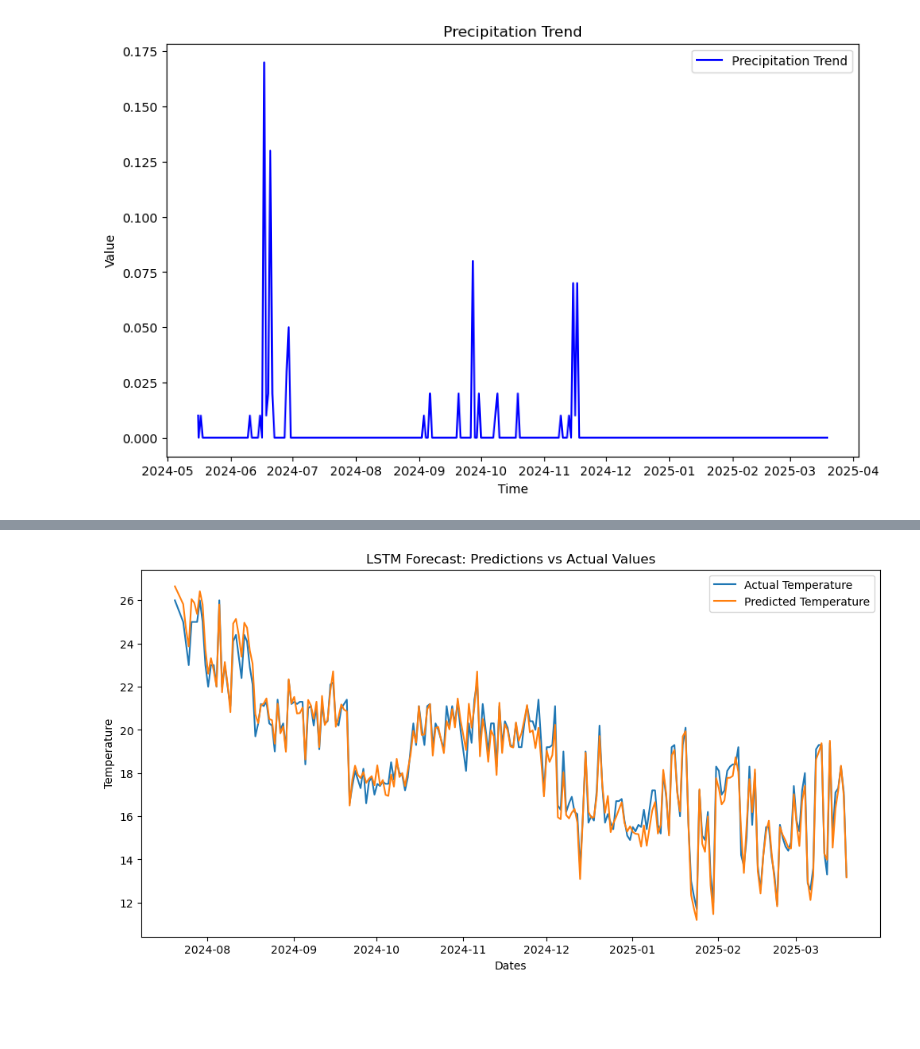
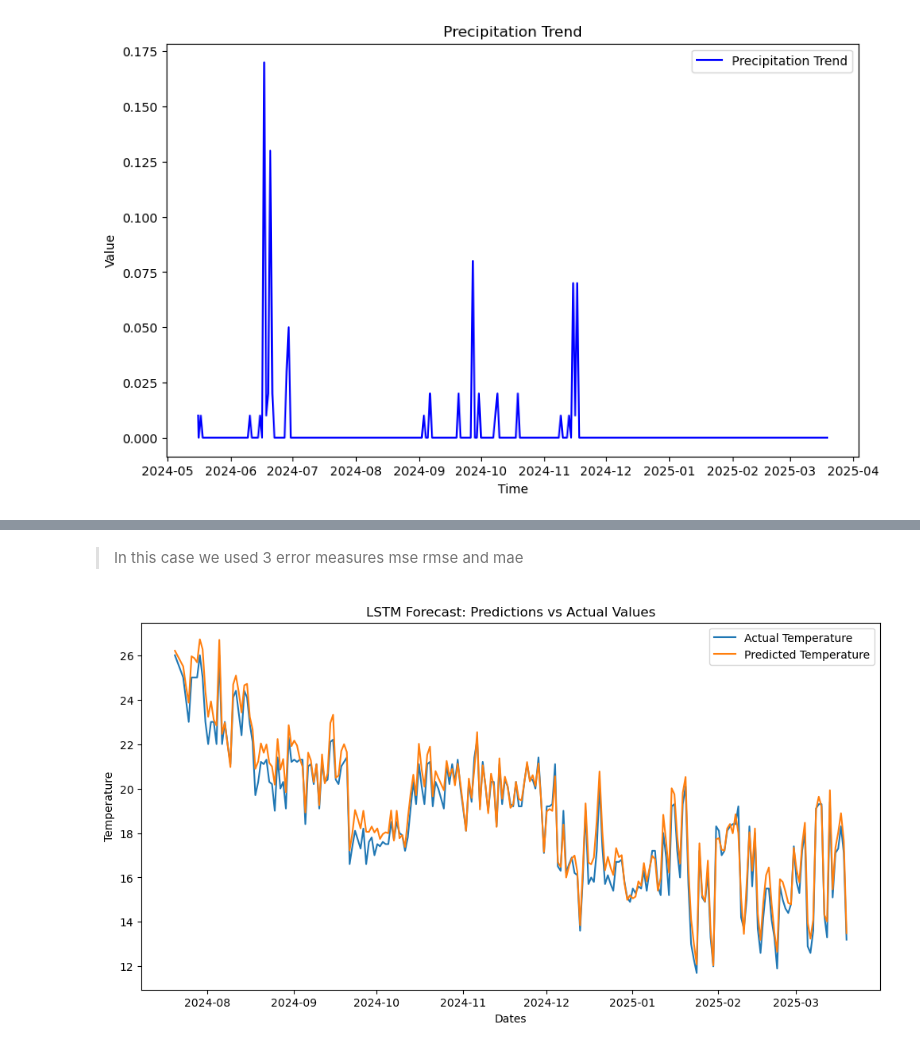
Before and after one commit to AlexOrdonez11/TechAssScientist, a Jupyter notebook: Analysis.ipynb, the cells around one changed output, grey strips where cells are left out. Cells and saved outputs as stored; diff of their text form; code cells hidden in the pictures; blank space fills up the shorter version.

```diff
--- a/Analysis.ipynb
+++ b/Analysis.ipynb
@@ -530,12 +625,14 @@ Train Mean Absolute Error (MAE): 10.6721
+# %% [markdown]
+> In this case we used 3 error measures mse rmse and mae
 # %%
 #Plot Fit vs Actual for temperature
 plt.figure(figsize=(12,6))
-plt.plot(df_scaled_location['last_updated'][-len(y_train_rescaled):], y_train_rescaled[:, 2], label="Actual Temperature")
-plt.plot(df_scaled_location['last_updated'][-len(train_predictions_rescaled):], train_predictions_rescaled[:, 2], label="Predicted Temperature")
+plt.plot(df_scaled_location['last_updated'][-len(y_train_rescaled):], y_train_rescaled[:,columns.index("temperature_celsius")], label="Actual Temperature")
+plt.plot(df_scaled_location['last_updated'][-len(train_predictions_rescaled):], train_predictions_rescaled[:, columns.index("temperature_celsius")], label="Predicted Temperature")
 plt.xlabel("Dates")
 plt.ylabel("Temperature")
 plt.title("LSTM Forecast: Predictions vs Actual Values")
 plt.legend()
 plt.show()
 # %% [output]
-[figure, old version]
+[figure, new version]
```
Also changed, not shown: parts of 58 cells of this notebook, 3 other files.
